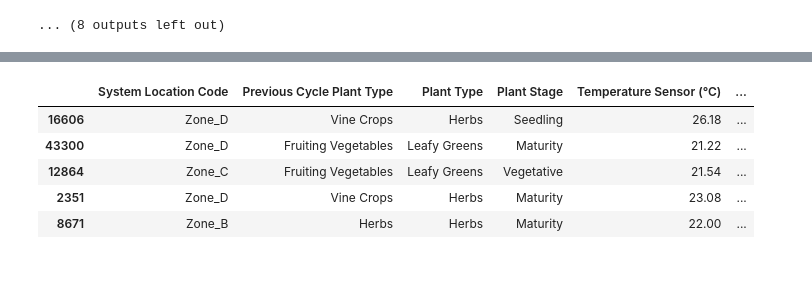
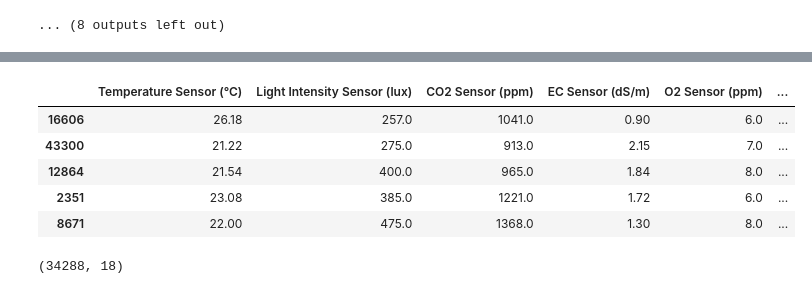
Before and after one commit to Anish-Gholap/agricultural-ml-pipeline, a Jupyter notebook: eda.ipynb, the cells around one changed output, grey strips where cells are left out. Cells and saved outputs as stored; diff of their text form; code cells hidden in the pictures.

```diff
--- a/eda.ipynb
+++ b/eda.ipynb
@@ -464,3 +540,21 @@ for param in parameters:
+# %%
+new_df = df_transformed.copy()
+
+new_df['System Location Code'] = train_set['System Location Code']
+new_df['Previous Cycle Plant Type'] = train_set["Previous Cycle Plant Type"]
+
+new_df.head()
+# %% [output]
+|  | Temperature Sensor (°C) | Light Intensity Sensor (lux) | CO2 Sensor (ppm) | EC Sensor (dS/m) | O2 Sensor (ppm) | ... |
+| 16606 | 26.18 | 257.0 | 1041.0 | 0.90 | 6.0 | ... |
+| 43300 | 21.22 | 275.0 | 913.0 | 2.15 | 7.0 | ... |
+| 12864 | 21.54 | 400.0 | 965.0 | 1.84 | 8.0 | ... |
+| 2351 | 23.08 | 385.0 | 1221.0 | 1.72 | 6.0 | ... |
+| 8671 | 22.00 | 475.0 | 1368.0 | 1.30 | 8.0 | ... |
+# %%
+new_df.shape
+# %% [output]
+(34288, 18)
 # %%
 from sklearn.cluster import KMeans
 import numpy as np
@@ -552,9 +601,0 @@ df['EC Nutrient Status'] = df.apply(categorize_ec_nutrient_status, axis=1)
-# %%
-df.head()
-# %% [output]
-|  | System Location Code | Previous Cycle Plant Type | Plant Type | Plant Stage | Temperature Sensor (°C) | ... |
-| 16606 | Zone_D | Vine Crops | Herbs | Seedling | 26.18 | ... |
-| 43300 | Zone_D | Fruiting Vegetables | Leafy Greens | Maturity | 21.22 | ... |
-| 12864 | Zone_C | Fruiting Vegetables | Leafy Greens | Vegetative | 21.54 | ... |
-| 2351 | Zone_D | Vine Crops | Herbs | Maturity | 23.08 | ... |
-| 8671 | Zone_B | Herbs | Herbs | Maturity | 22.00 | ... |
```
Also changed, not shown: parts of 27 cells of this notebook, 11 other files.
